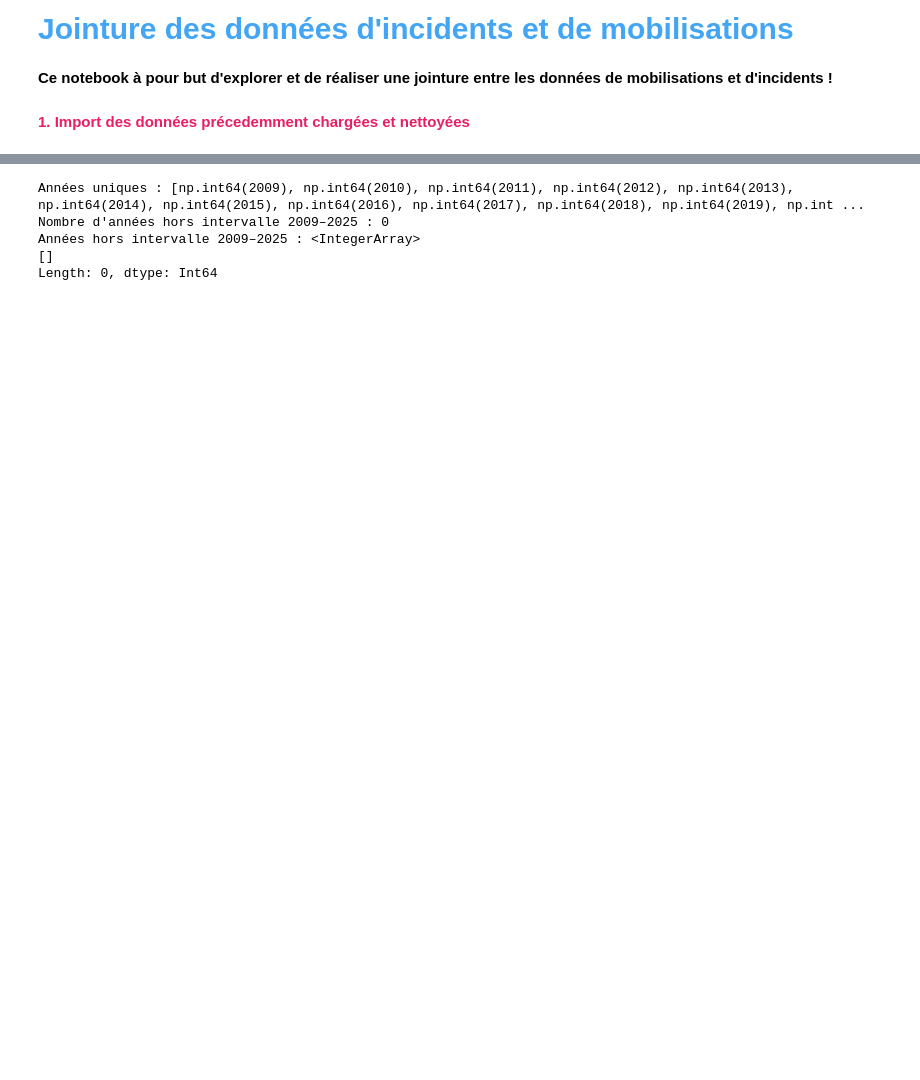
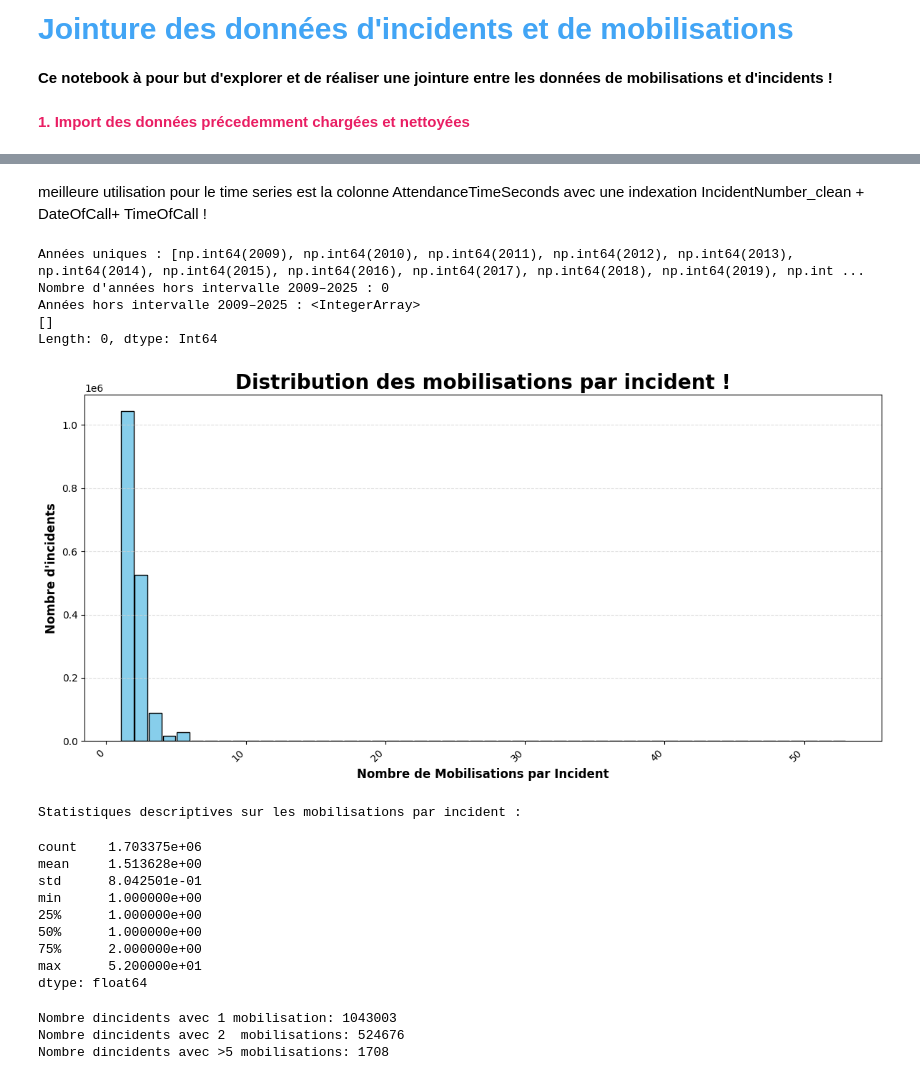
Before and after one commit to Massilia23/london-fire-response, a Jupyter notebook: notebooks/Ingestion/InnerJoin_done.ipynb, the cells around one changed output, grey strips where cells are left out. Drawn from its saved outputs; the diff is of its cells as text; code cells hidden in the pictures; blank space fills up the shorter version.

```diff
--- a/notebooks/Ingestion/InnerJoin_done.ipynb
+++ b/notebooks/Ingestion/InnerJoin_done.ipynb
@@ -173,3 +286,22 @@ Colonne IncidentNumber_clean - Incidents: 982931 uniques, Mobilisations: 907153
 Colonne CalYear - Incidents: 17 uniques, Mobilisations: 17 uniques
 Colonne IncidentNumber - Incidents: 1824973 uniques, Mobilisations: 1703375 uniques
 Colonne HourOfCall - Incidents: 24 uniques, Mobilisations: 24 uniques
+# %%
+# Fonction pour nettoyer les valeurs d'IncidentNumber en fonction des formats constatés
+# La fonction de nettoyage adaptée
+import re # expressions regulieres
+
+def clean_incident_number(val):
+    if pd.isna(val):
+        return None
+    val = str(val).strip()
+    val = re.sub(r'\.0+$', '', val) # Remplace ".0", ".00", ".000" etc par vide
+    return val
+
+# Appliquer la fonction de nettoyage aux deux DF
+df_incidents["IncidentNumber_clean"] = df_incidents["IncidentNumber"].apply(clean_incident_number)
+df_mobilisations["IncidentNumber_clean"] = df_mobilisations["IncidentNumber"].apply(clean_incident_number)
+
+# Filtrage pour garder uniquement les clés propres et réinitialisation des index après filtrage
+df_incidents = df_incidents[df_incidents["IncidentNumber_clean"].notna()].reset_index(drop=True)
+df_mobilisations = df_mobilisations[df_mobilisations["IncidentNumber_clean"].notna()].reset_index(drop=True)
@@ -266,2 +589,4 @@ dtype: int64
+# %% [markdown]
+meilleure utilisation pour le time series est la colonne AttendanceTimeSeconds avec une indexation IncidentNumber_clean + DateOfCall+ TimeOfCall !
 # %%
 print("Années uniques :", sorted(df_inner["CalYear_incident"].unique()))
@@ -275,3 +599,40 @@ Nombre d'années hors intervalle 2009–2025 : 0
 Années hors intervalle 2009–2025 : <IntegerArray>
 []
 Length: 0, dtype: Int64
+# %%
+# Visualisation de la distribution des mobilisations par incident
+mobilisations_per_incident = df_mobilisations.groupby('IncidentNumber_clean').size()
+
+plt.figure(figsize=(12, 6))
+mobilisations_per_incident.plot(kind='hist', bins=range(1, mobilisations_per_incident.max() + 2), color='skyblue', edgecolor='black', rwidth=0.9)
+
+plt.title("Distribution des mobilisations par incident !", fontsize=20, fontweight="bold")
+plt.xlabel("Nombre de Mobilisations par Incident", fontsize=12, fontweight="bold")
+plt.ylabel("Nombre d'incidents", fontsize=12, fontweight="bold")
+plt.xticks(rotation=45, ha='right')
+plt.grid(axis='y', alpha=0.75, linestyle='--', color='lightgrey')
+plt.tick_params(axis='both', which='major', labelsize=10)
+plt.tight_layout()
+plt.show()
+
+# Statistiques descriptives sur les mobilisations par incident
+print("Statistiques descriptives sur les mobilisations par incident :")
+display(mobilisations_per_incident.describe())
+print(f"Nombre dincidents avec 1 mobilisation: {sum(mobilisations_per_incident == 1)}")
+print(f"Nombre dincidents avec 2  mobilisations: {sum(mobilisations_per_incident == 2)}")
+print(f"Nombre dincidents avec >5 mobilisations: {sum(mobilisations_per_incident > 5)}")
+# %% [output]
+[figure, added]
+Statistiques descriptives sur les mobilisations par incident :
+count    1.703375e+06
+mean     1.513628e+00
+std      8.042501e-01
+min      1.000000e+00
+25%      1.000000e+00
+50%      1.000000e+00
+75%      2.000000e+00
+max      5.200000e+01
+dtype: float64
+Nombre dincidents avec 1 mobilisation: 1043003
+Nombre dincidents avec 2  mobilisations: 524676
+Nombre dincidents avec >5 mobilisations: 1708
```
Also changed, not shown: parts of 42 cells of this notebook, 10 other files.
